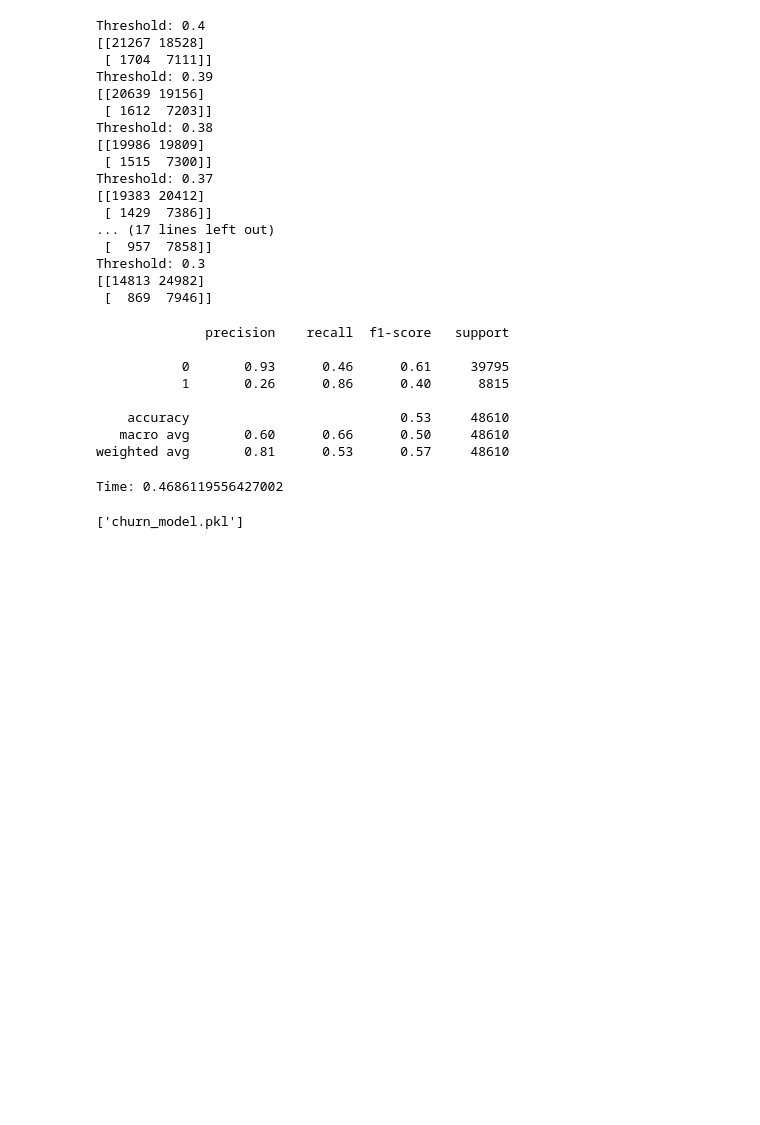
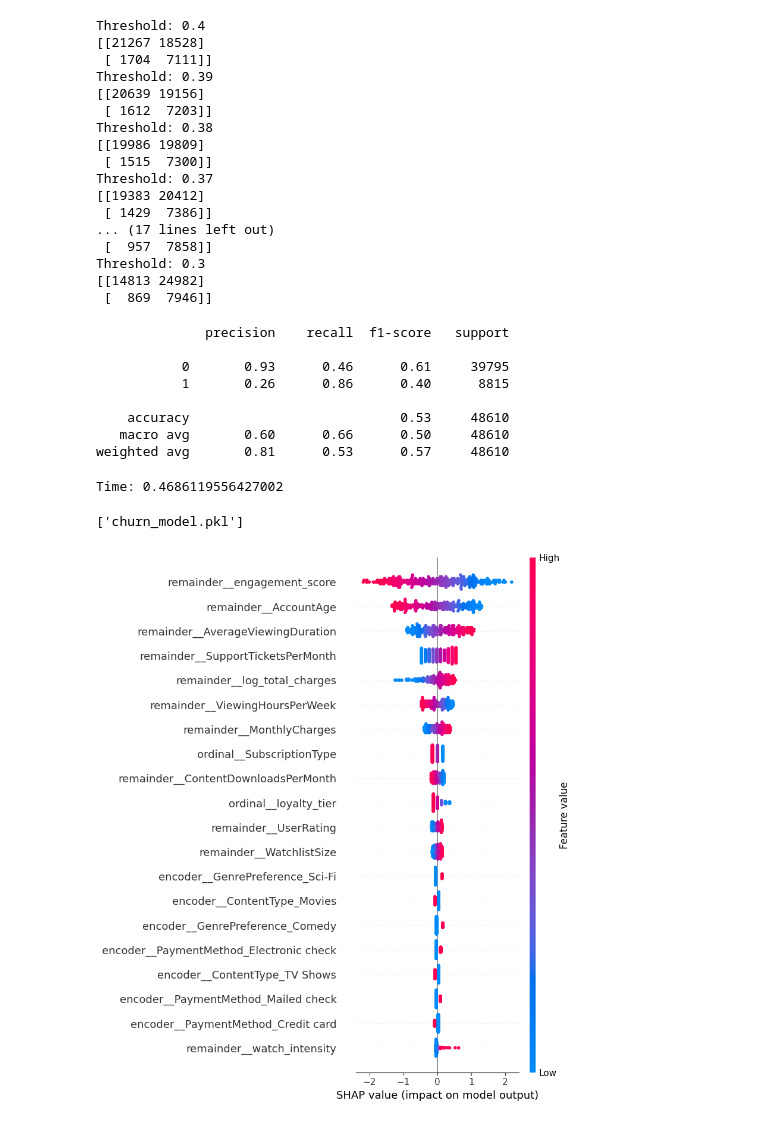
Before and after one commit to ShazanRafi/saas-churn-prediction, a Jupyter notebook: SaaS_Churning_Prediction.ipynb, the cells around one changed output. Saved outputs shown, nothing was run; the diff lists cells and outputs as text; code cells hidden in the pictures; blank space fills up the shorter version.

Commit message:
shap done

```diff
--- a/SaaS_Churning_Prediction.ipynb
+++ b/SaaS_Churning_Prediction.ipynb
@@ -498,0 +502,17 @@ joblib.dump({
+# %%
+model = best_model.named_steps['model']
+transformer = best_model.named_steps['transformer']
+feature_constructor = best_model.named_steps['feature_constructor']
+# %%
+X_sample = X_test.sample(300, random_state=42)
+X_fc = feature_constructor.transform(X_sample)
+X_transformed = transformer.transform(X_fc)
+# %%
+feature_names = transformer.get_feature_names_out()
+# %%
+explainer = shap.Explainer(model, X_transformed_df)
+shap_values = explainer(X_transformed_df)
+# %%
+shap.summary_plot(shap_values, X_transformed, feature_names=feature_names)
+# %% [output]
+[figure, added]
```
Also changed, not shown: parts of 4 cells of this notebook.
